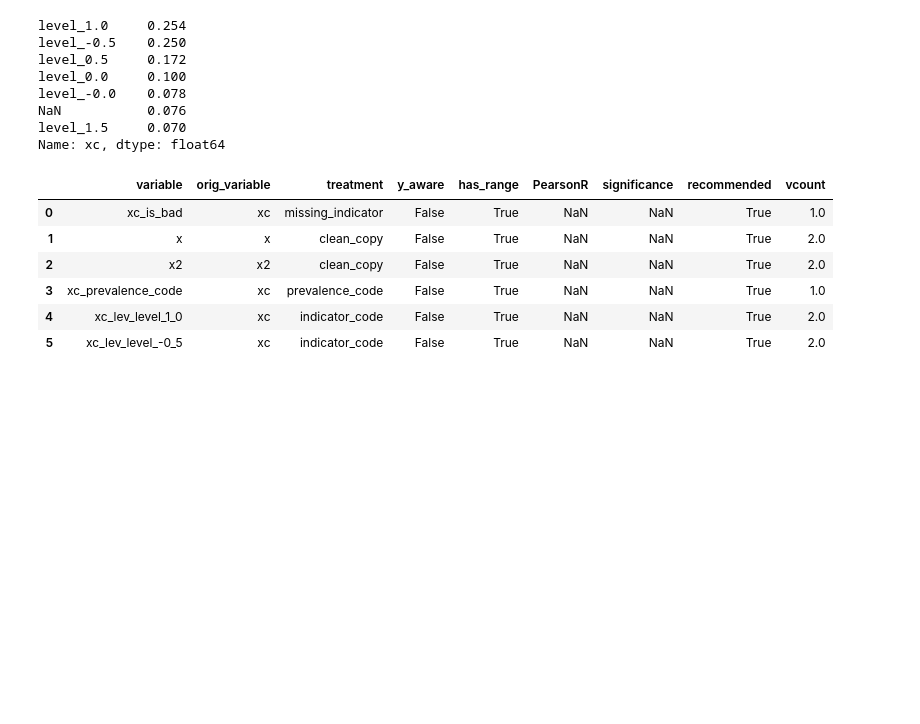
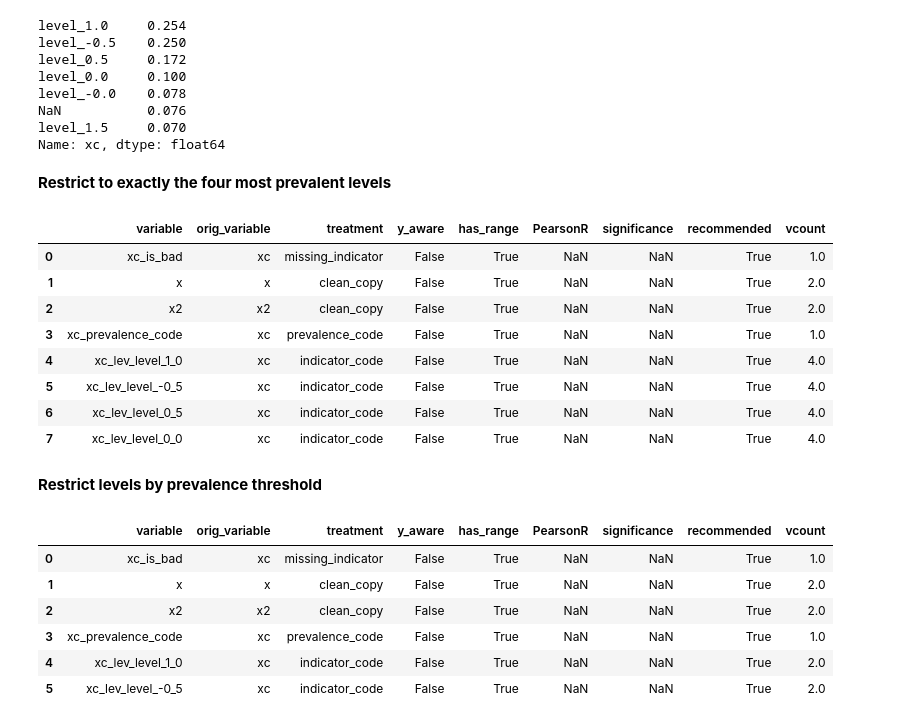
Before and after one commit to WinVector/pyvtreat, a Jupyter notebook: Examples/Unsupervised/Unsupervised.ipynb, the cells around one changed output. Saved outputs shown, nothing was run; the diff lists cells and outputs as text; code cells hidden in the pictures; blank space fills up the shorter version.

Commit message:
Updated unsupervised documentation

```diff
--- a/Examples/Unsupervised/Unsupervised.ipynb
+++ b/Examples/Unsupervised/Unsupervised.ipynb
@@ -260,6 +280,30 @@ level_-0.0    0.078
 NaN           0.076
 level_1.5     0.070
 Name: xc, dtype: float64
+# %% [markdown]
+**Restrict to exactly the four most prevalent levels**
+# %%
+transform_common = vtreat.UnsupervisedTreatment(
+    cols_to_copy = ['y'],          # columns to "carry along" but not treat as input variables
+    params = vtreat.unsupervised_parameters({
+        'indicator_max_levels': 4 # only make indicators for the four most prevalent levels
+    })
+)
+
+transform_common.fit_transform(d) # fit the transform
+transform_common.score_frame_     # examine the score frame
+# %% [output]
+|  | variable | orig_variable | treatment | y_aware | has_range | PearsonR | significance | recommended | vcount |
+| 0 | xc_is_bad | xc | missing_indicator | False | True | NaN | NaN | True | 1.0 |
+| 1 | x | x | clean_copy | False | True | NaN | NaN | True | 2.0 |
+| 2 | x2 | x2 | clean_copy | False | True | NaN | NaN | True | 2.0 |
+| 3 | xc_prevalence_code | xc | prevalence_code | False | True | NaN | NaN | True | 1.0 |
+| 4 | xc_lev_level_1_0 | xc | indicator_code | False | True | NaN | NaN | True | 4.0 |
+| 5 | xc_lev_level_-0_5 | xc | indicator_code | False | True | NaN | NaN | True | 4.0 |
+| 6 | xc_lev_level_0_5 | xc | indicator_code | False | True | NaN | NaN | True | 4.0 |
+| 7 | xc_lev_level_0_0 | xc | indicator_code | False | True | NaN | NaN | True | 4.0 |
+# %% [markdown]
+**Restrict levels by prevalence threshold**
 # %%
 transform_common = vtreat.UnsupervisedTreatment(
     cols_to_copy = ['y'],          # columns to "carry along" but not treat as input variables
```
Also changed, not shown: parts of 7 cells of this notebook, 19 other files.
